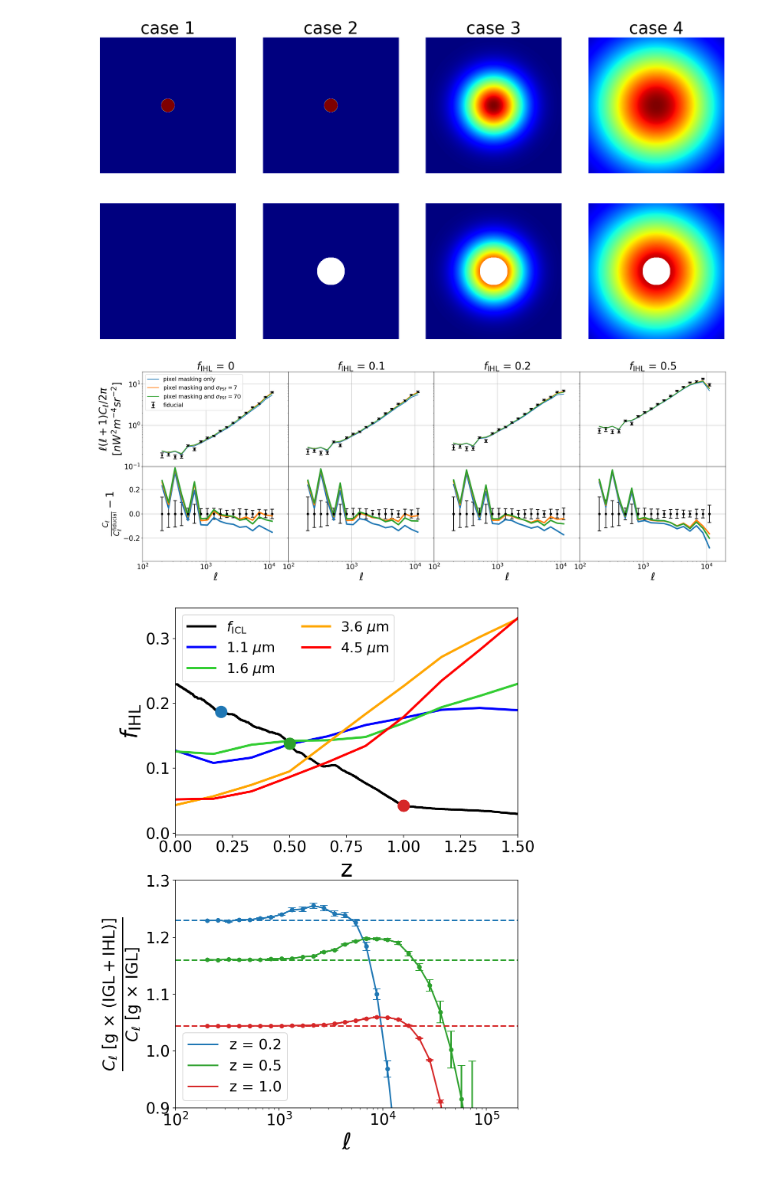
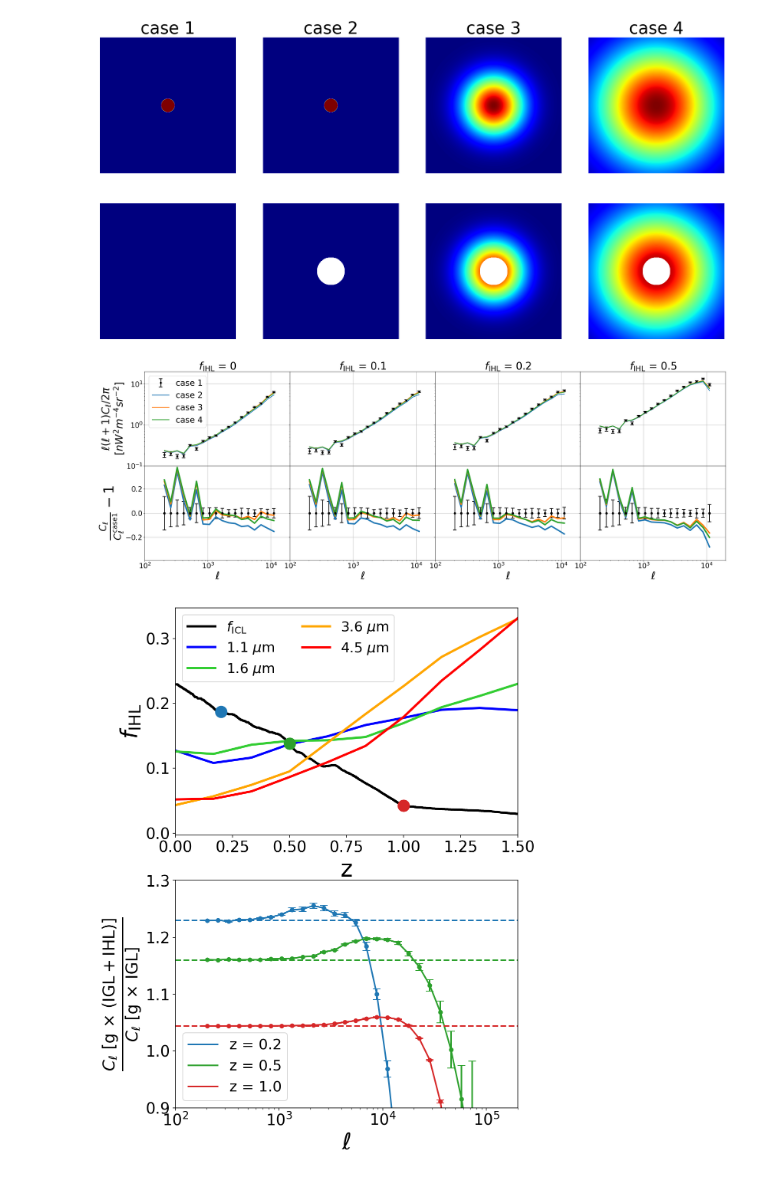
Before and after one commit to yuntingcheng/python_ciber, a Jupyter notebook: stack_modelfit/MICECAT_paperfigs.ipynb, the cells around one changed output. Cells and saved outputs as stored; diff of their text form; code cells hidden in the pictures.

```diff
--- a/stack_modelfit/MICECAT_paperfigs.ipynb
+++ b/stack_modelfit/MICECAT_paperfigs.ipynb
@@ -227,6 +449,7 @@ for i, m_th in enumerate([-np.inf,18,20]):
 
     ax[i].loglog(l, Dla_fit - Dl2_fit,'C0', lw=3, label='1H (clus)')
 
+    ax[i].axvline(np.pi/((15*u.arcsec).to(u.rad).value), c='k', ls='--', lw=2)
     ax[i].set_ylim([3e-2,3e2])
     ax[i].set_xlim([1e2,2e5])
     ax[i].tick_params(labelsize=15)
@@ -737,20 +963,20 @@ for i, f_IHL in enumerate(f_IHL_arr):
         r_fit[idx_cut:] = np.exp(spline_fit(np.log(l[idx_cut:])))
 
         if ihlmodel == 'NFW':
-            ax[i].semilogx(l, r_fit, c='C'+str(i), lw=2)
-            ax[i].errorbar(l[:20], r_fit[:20], r_err[:20], c='C'+str(i), label=label,
-                           capsize=5, markersize=10, elinewidth=2, markeredgewidth=1, fmt='.')
+            ax[i].semilogx(l, r_fit, c=c, lw=2)
+            ax[i].errorbar(l[:20], r_fit[:20], r_err[:20], c=c, label=label,
+                           capsize=8, markersize=8, elinewidth=2, markeredgewidth=1, fmt='.')
         if ihlmodel == 'iso':
-            ax[i].semilogx(l, r_fit, c='C'+str(i), lw=2)
-            ax[i].errorbar(l[:20], r_fit[:20], r_err[:20], c='C'+str(i), mfc='white', label=label,
-                           capsize=5, markersize=10, elinewidth=2, markeredgewidth=1, fmt='.')
+            ax[i].semilogx(l, r_fit, c=c, lw=2)
+            ax[i].errorbar(l[:20], r_fit[:20], r_err[:20], c=c, label=label,
+                           capsize=8, markersize=8, elinewidth=2, markeredgewidth=1, fmt='.')
     ax[i].set_xscale('log')
     ax[i].tick_params(labelsize=15)
     ax[i].grid()
-    ax[i].set_ylim([0.9,1.19])
+    ax[i].set_ylim([0.9,1.14])
     ax[i].set_ylabel(r'$\frac{C_\ell{\rm (IGL + IHL)}}{C_\ell{\rm (IGL)}}$' +\
                      r'/ $(\frac{1}{1-f_{\rm IHL}})^2$', fontsize=25)
-    ax[i].text(2e2, 1.12, r'$f_{\rm IHL} = $' + '{}'.format(f_IHL), fontsize=30,
+    ax[i].text(3e2, 0.92, r'$f_{\rm IHL} = $' + '{}'.format(f_IHL), fontsize=30,
                bbox={'boxstyle':'round','facecolor': 'white', 'alpha':0.5})
 ax[0].legend(loc=1, fontsize=25)
 ax[2].set_xlabel(r'$\ell$', fontsize=30)
@@ -799,6 +1025,14 @@ plt.savefig('plots/MICECAT_paperfig/masking_cases.pdf',dpi=100, bbox_inches='tig
 [figure]
 # %%
 m_th = 18
+
+xx, yy = np.meshgrid(np.arange(1024),np.arange(1024))
+rr = np.sqrt((xx - 511.5)**2 + (yy - 511.5)**2)
+psf_map = np.exp(-rr**2/2./1**2) / (2*np.pi*1**2)
+_,Clpsf1, _ = get_power_spec(psf_map)
+psf_map = np.exp(-rr**2/2./10**2) / (2*np.pi*10**2)
+_,Clpsf2, _ = get_power_spec(psf_map)
+
 
 fig, ax = plt.subplots(2,4,figsize=(30,10))
 for i,f_IHL in enumerate([0,0.1,0.2,0.5]):
@@ -853,18 +1087,17 @@ for i,f_IHL in enumerate([0,0.1,0.2,0.5]):
     Cla_err = (np.percentile(Cl_data['Cla'], 84, axis=0) \
                - np.percentile(Cl_data['Cla'], 16, axis=0)) / 2 / np.sqrt(Nfields)
     Cla_shsub = np.median(Cl_data['Cla_shsub'],axis=0)
-    ax[0][i].errorbar(l[sp], l[sp]*(l[sp]+1)*Cla_shsub[sp]/2/np.pi, l[sp]*(l[sp]+1)*Cla_err[sp]/2/np.pi,
+    case1=ax[0][i].errorbar(l[sp], l[sp]*(l[sp]+1)*Cla_shsub[sp]/2/np.pi,
+                            l[sp]*(l[sp]+1)*Cla_err[sp]/2/np.pi,
                     c='k', capsize=5, markersize=8, elinewidth=2, markeredgewidth=2, fmt='.',
-                    label=r'fiducial')
+                    label=r'case 1')
 
     ax[1][i].errorbar(l[sp], Cla_shsub[sp]/Cla_shsub[sp]-1, Cla_err[sp]/Cla_shsub[sp],
                     c='k', capsize=5, markersize=10, elinewidth=2, markeredgewidth=2, fmt='.')
 
 
     for ipsf,c,xoff,label in zip([0,1,2],['C0','C1', 'C2'],[0.98,1.02, 1.04],
-                                 ['pixel masking only',
-                                  r'pixel masking and $\sigma_{\rm PSF}=7{''}$',
-                                  r'pixel masking and $\sigma_{\rm PSF}=70{''}$']):
+                                 ['case 2', 'case 3', 'case 4']):
         if ipsf==0:
             sig_psf = 0
             Clam = np.mean(Cl_data['Clam0'],axis=0)
@@ -872,6 +1105,9 @@ for i,f_IHL in enumerate([0,0.1,0.2,0.5]):
             Clam_err = (np.percentile(Cl_data['Clam0'], 84, axis=0) \
                        - np.percentile(Cl_data['Clam0'], 16, axis=0)) / 2 / np.sqrt(Nfields)
             Clam_shsub = np.mean(Cl_data['Clam0_shsub'],axis=0)
+            case2,=ax[0][i].plot(l[sp], l[sp]*(l[sp]+1)*Clam_shsub[sp]/2/np.pi, c=c, lw=2,
+                             label=label)
+            ax[1][i].plot(l[sp], Clam_shsub[sp]/Cla_shsub[sp]-1,c=c, lw=4)
         elif ipsf==1:
             sig_psf = 7
             Clam = np.mean(Cl_data['Clam1'],axis=0)
@@ -879,6 +1115,9 @@ for i,f_IHL in enumerate([0,0.1,0.2,0.5]):
             Clam_err = (np.percentile(Cl_data['Clam1'], 84, axis=0) \
                        - np.percentile(Cl_data['Clam1'], 16, axis=0)) / 2 / np.sqrt(Nfields)
             Clam_shsub = np.mean(Cl_data['Clam1_shsub'],axis=0)
+            case3,=ax[0][i].plot(l[sp], l[sp]*(l[sp]+1)*Clam_shsub[sp]/2/np.pi, c=c, lw=2,
+                             label=label)
+            ax[1][i].plot(l[sp], Clam_shsub[sp]/Cla_shsub[sp]-1,c=c, lw=4)
         elif ipsf==2:
             sig_psf = 70
             Clam = np.mean(Cl_data['Clam2'],axis=0)
@@ -887,43 +1126,46 @@ for i,f_IHL in enumerate([0,0.1,0.2,0.5]):
                        - np.percentile(Cl_data['Clam2'], 16, axis=0)) / 2 / np.sqrt(Nfields)
             Clam_shsub = np.mean(Cl_data['Clam2_shsub'],axis=0)
 
-        ax[0][i].plot(l[sp], l[sp]*(l[sp]+1)*Clam_shsub[sp]/2/np.pi, c=c, lw=2,
-                         label=label)
-        ax[1][i].plot(l[sp], Clam_shsub[sp]/Cla_shsub[sp]-1,c=c, lw=4)
+            case4,=ax[0][i].plot(l[sp], l[sp]*(l[sp]+1)*Clam_shsub[sp]/2/np.pi, c=c, lw=2,
+                             label=label)
+            ax[1][i].plot(l[sp], Clam_shsub[sp]/Cla_shsub[sp]-1,c=c, lw=4)
+
+#     ax[1][i].plot(l[sp], Clpsf1[sp]/Clpsf1[0]-1,c='C1', lw=3, ls='--')
+#     ax[1][i].plot(l[sp], Clpsf2[sp]/Clpsf2[0]-1,c='C2', lw=3, ls='--')
 
     ax[0][i].set_xscale('log')
     ax[0][i].set_yscale('log')
     ax[1][i].set_xscale('log')
     ax[1][i].set_yscale('linear')
     ax[1][i].set_xlabel(r'$\ell$', fontsize=30)
 
     ax[0][i].set_xlim([1e2,2e4])
     ax[0][i].set_ylim([1e-1,2e1])
     ax[1][i].set_ylim([-0.39,0.39])
     ax[1][i].set_xlim([1e2,2e4])
     ax[0][i].grid()
     ax[1][i].grid()
     ax[0][i].tick_params(labelsize=20)
     ax[1][i].tick_params(labelsize=20)
     ax[0][i].set_title(r'$f_{\rm IHL}$' + ' = {}'.format(f_IHL), fontsize=30)
 ax[0][0].set_ylabel(r'$\ell(\ell+1)C_\ell/2\pi$'+'\n'+r'$[nW^{2}m^{-4} sr^{-2}]$', fontsize=30)
-ax[1][0].set_ylabel(r'$\frac{C_\ell}{C_\ell^{\rm fiducial}}-1$', fontsize=30)
+ax[1][0].set_ylabel(r'$\frac{C_\ell}{C_\ell^{\rm case 1}}-1$', fontsize=40)
 ax[0][1].tick_params(axis='y',labelleft=False)
 ax[0][2].tick_params(axis='y',labelleft=False)
 ax[0][3].tick_params(axis='y',labelleft=False)
 ax[0][0].tick_params(axis='x',labelbottom=False)
 ax[0][1].tick_params(axis='x',labelbottom=False)
 ax[0][2].tick_params(axis='x',labelbottom=False)
 ax[0][3].tick_params(axis='x',labelbottom=False)
 ax[1][1].tick_params(axis='y',labelleft=False)
 ax[1][2].tick_params(axis='y',labelleft=False)
 ax[1][3].tick_params(axis='y',labelleft=False)
-ax[0][0].legend(fontsize=16)
+ax[0][0].legend(fontsize=24, handles=[case1, case2, case3, case4])
 plt.subplots_adjust(wspace=0)
 plt.subplots_adjust(hspace=0)
 plt.savefig('plots/MICECAT_paperfig/mkk_Cl.pdf',dpi=100, bbox_inches='tight')
 # %% [output]
-[figure, old version]
+[figure, new version]
 # %%
 def L_IHL_z(z, logMmin=9.03, logMmax=11.91):
     Mh_binedges = np.logspace(logMmin, logMmax, 1000)
```
Also changed, not shown: parts of 13 cells of this notebook, 1 other file.
